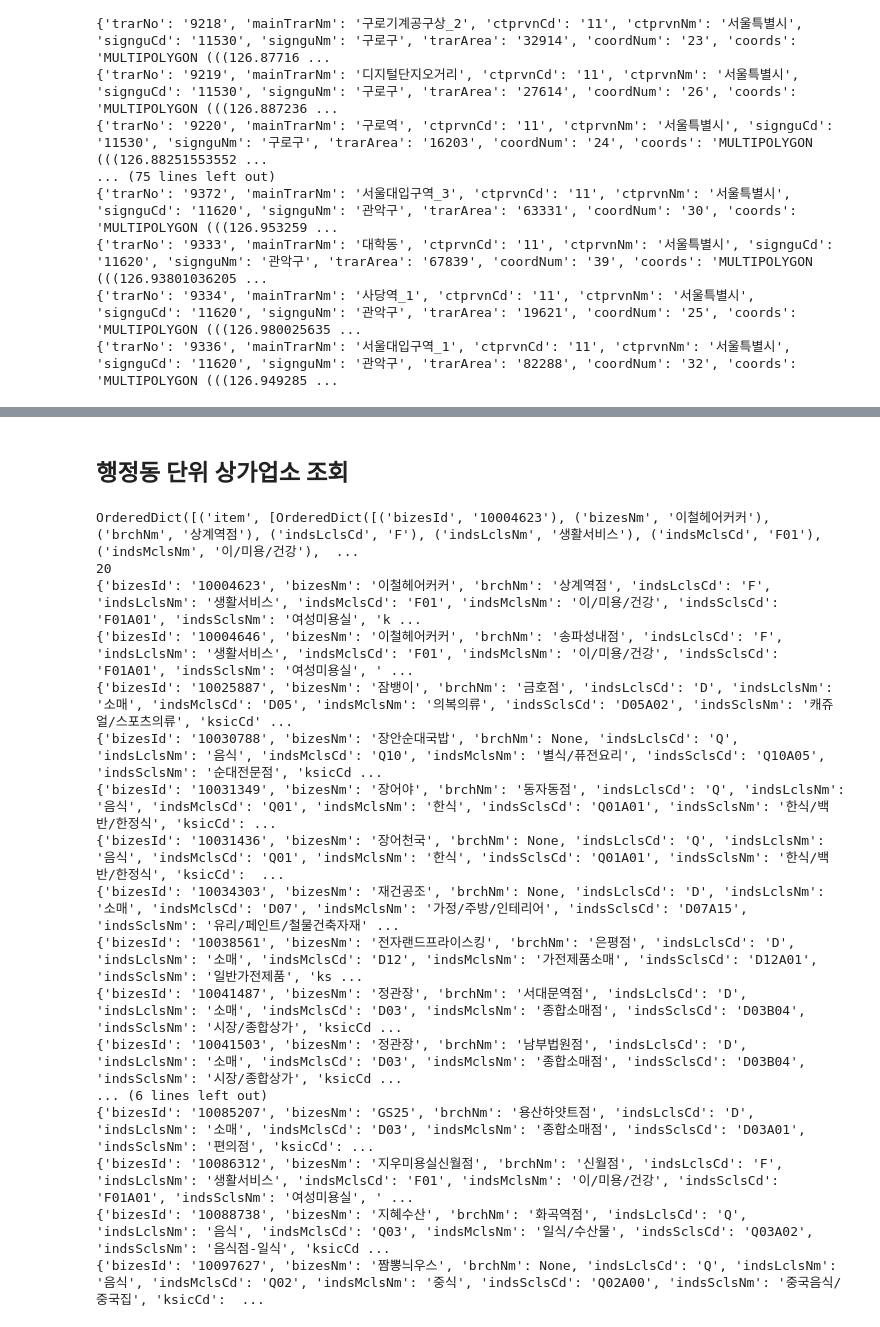
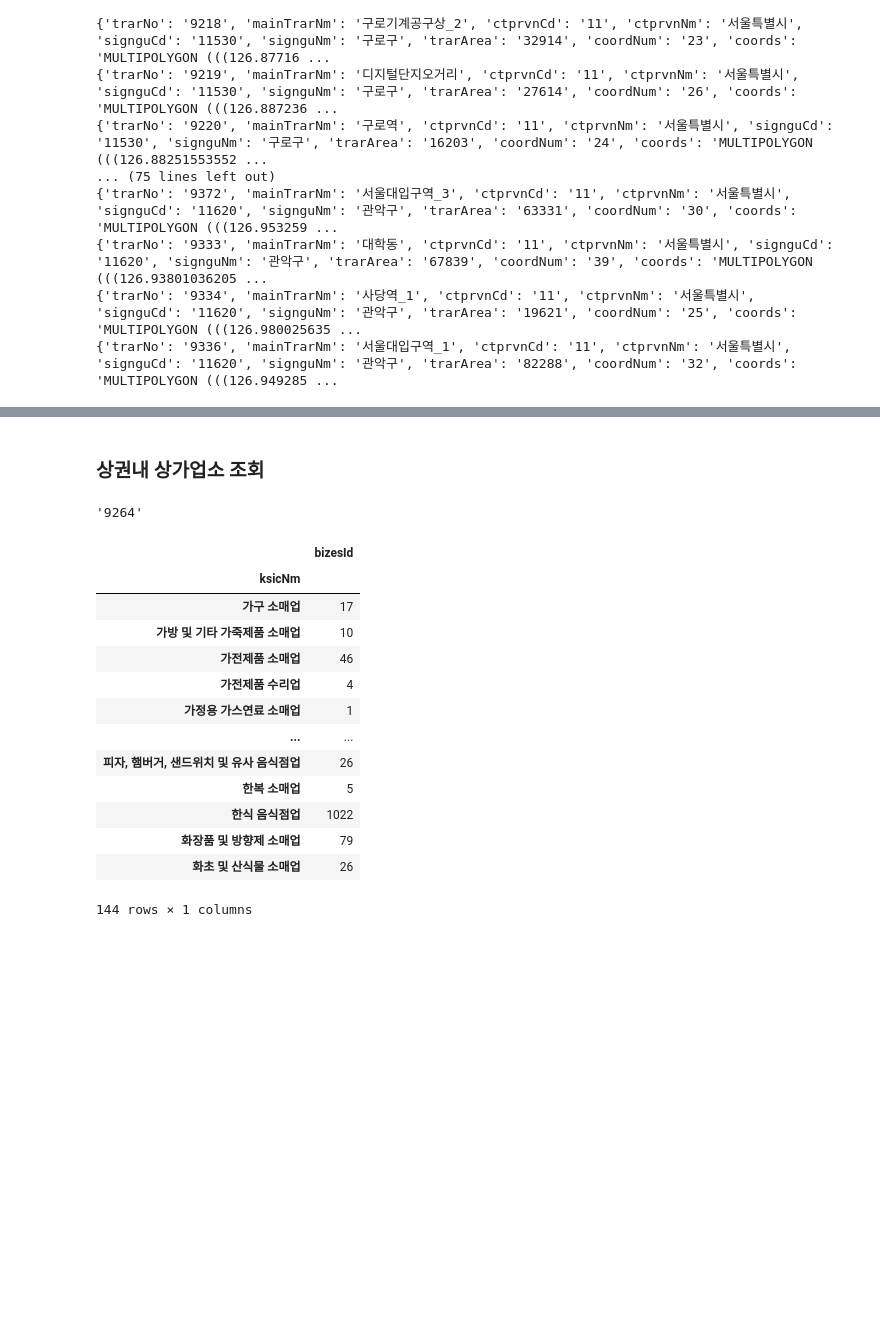
Before and after one commit to HWANG-HOE-SUN/Univ.Project, a Jupyter notebook: 상권상생/상권상생_공공API.ipynb, the cells around one changed output, grey strips where cells are left out. Drawn from its saved outputs; the diff is of its cells as text; code cells hidden in the pictures; blank space fills up the shorter version.

```diff
--- a/상권상생/상권상생_공공API.ipynb
+++ b/상권상생/상권상생_공공API.ipynb
@@ -131,38 +219,19 @@ store_df.head(10)
 # %% [markdown]
-## 행정동 단위 상가업소 조회
+### 상권내 상가업소 조회
+# %%
+num
+# pd.DataFrame(jsonObj['item']).trarNO
+# %% [output]
+'9264'
 # %%
-### 서울특별시(시도코드ctprvnCd == 11) 상권 Data
-### 상권명, 위치, 면적
-
-key = "e%2FnGIb5E0R%2FuR0ywYa1QC6UIhB%2FDPkqntCeOgWbyGkNMNy%2BQejM%2BYjy4ub9kfHxt6dEE3Vf%2BUWZ8koFmWBqGcg%3D%3D"
-url = "http://apis.data.go.kr/B553077/api/open/sdsc2/storeListInDong?divId=ctprvnCd&key=11&serviceKey={}".format(key) # URL Encoder
-
-content = requests.get(url).content # resultcode 가 00으로 제대로 뜸. ※API는 신청하고 약 30분? 지난 후 호출 가능해짐
-dict = xmltodict.parse(content)
-print(dict['response']['body']['items']) # 실질 데이터
-
-# 파일 저장할 때 jsonString으로 해 줄 수 잇따~
-jsonString = json.dumps(dict['response']['body']['items'], ensure_ascii=False) # 실질 데이터 json으로 변환
-jsonObj = json.loads(jsonString)
-print(len(jsonObj['item']))
-
-for item in jsonObj['item']:
-    print(item)
+total_stores = pd.DataFrame()
+for num in store_df.trarNo:
+  request = f'http://apis.data.go.kr/B553077/api/open/sdsc2/storeListInArea?key={num}&serviceKey={key}'
+  con = requests.get(request).content
+  dict = xmltodict.parse(con)
+  # 파일 저장할 때 jsonString으로 해 줄 수 잇따~
+  jsonString = json.dumps(dict['response']['body']['items'], ensure_ascii=False) # 실질 데이터 json으로 변환
+  jsonObj = json.loads(jsonString)
+  df = pd.DataFrame(jsonObj['item'])
+  df['trarNo'] = num
+  total_stores = pd.concat([total_stores,df],ignore_index=True)
-# %% [output]
-OrderedDict([('item', [OrderedDict([('bizesId', '10004623'), ('bizesNm', '이철헤어커커'), ('brchNm', '상계역점'), ('indsLclsCd', 'F'), ('indsLclsNm', '생활서비스'), ('indsMclsCd', 'F01'), ('indsMclsNm', '이/미용/건강'),  ...
-20
-{'bizesId': '10004623', 'bizesNm': '이철헤어커커', 'brchNm': '상계역점', 'indsLclsCd': 'F', 'indsLclsNm': '생활서비스', 'indsMclsCd': 'F01', 'indsMclsNm': '이/미용/건강', 'indsSclsCd': 'F01A01', 'indsSclsNm': '여성미용실', 'k ...
-{'bizesId': '10004646', 'bizesNm': '이철헤어커커', 'brchNm': '송파성내점', 'indsLclsCd': 'F', 'indsLclsNm': '생활서비스', 'indsMclsCd': 'F01', 'indsMclsNm': '이/미용/건강', 'indsSclsCd': 'F01A01', 'indsSclsNm': '여성미용실', ' ...
-{'bizesId': '10025887', 'bizesNm': '잠뱅이', 'brchNm': '금호점', 'indsLclsCd': 'D', 'indsLclsNm': '소매', 'indsMclsCd': 'D05', 'indsMclsNm': '의복의류', 'indsSclsCd': 'D05A02', 'indsSclsNm': '캐쥬얼/스포츠의류', 'ksicCd' ...
-{'bizesId': '10030788', 'bizesNm': '장안순대국밥', 'brchNm': None, 'indsLclsCd': 'Q', 'indsLclsNm': '음식', 'indsMclsCd': 'Q10', 'indsMclsNm': '별식/퓨전요리', 'indsSclsCd': 'Q10A05', 'indsSclsNm': '순대전문점', 'ksicCd ...
-{'bizesId': '10031349', 'bizesNm': '장어야', 'brchNm': '동자동점', 'indsLclsCd': 'Q', 'indsLclsNm': '음식', 'indsMclsCd': 'Q01', 'indsMclsNm': '한식', 'indsSclsCd': 'Q01A01', 'indsSclsNm': '한식/백반/한정식', 'ksicCd': ...
-{'bizesId': '10031436', 'bizesNm': '장어천국', 'brchNm': None, 'indsLclsCd': 'Q', 'indsLclsNm': '음식', 'indsMclsCd': 'Q01', 'indsMclsNm': '한식', 'indsSclsCd': 'Q01A01', 'indsSclsNm': '한식/백반/한정식', 'ksicCd':  ...
-{'bizesId': '10034303', 'bizesNm': '재건공조', 'brchNm': None, 'indsLclsCd': 'D', 'indsLclsNm': '소매', 'indsMclsCd': 'D07', 'indsMclsNm': '가정/주방/인테리어', 'indsSclsCd': 'D07A15', 'indsSclsNm': '유리/페인트/철물건축자재' ...
-{'bizesId': '10038561', 'bizesNm': '전자랜드프라이스킹', 'brchNm': '은평점', 'indsLclsCd': 'D', 'indsLclsNm': '소매', 'indsMclsCd': 'D12', 'indsMclsNm': '가전제품소매', 'indsSclsCd': 'D12A01', 'indsSclsNm': '일반가전제품', 'ks ...
-{'bizesId': '10041487', 'bizesNm': '정관장', 'brchNm': '서대문역점', 'indsLclsCd': 'D', 'indsLclsNm': '소매', 'indsMclsCd': 'D03', 'indsMclsNm': '종합소매점', 'indsSclsCd': 'D03B04', 'indsSclsNm': '시장/종합상가', 'ksicCd ...
-{'bizesId': '10041503', 'bizesNm': '정관장', 'brchNm': '남부법원점', 'indsLclsCd': 'D', 'indsLclsNm': '소매', 'indsMclsCd': 'D03', 'indsMclsNm': '종합소매점', 'indsSclsCd': 'D03B04', 'indsSclsNm': '시장/종합상가', 'ksicCd ...
-... (6 lines left out)
-{'bizesId': '10085207', 'bizesNm': 'GS25', 'brchNm': '용산하얏트점', 'indsLclsCd': 'D', 'indsLclsNm': '소매', 'indsMclsCd': 'D03', 'indsMclsNm': '종합소매점', 'indsSclsCd': 'D03A01', 'indsSclsNm': '편의점', 'ksicCd': ...
-{'bizesId': '10086312', 'bizesNm': '지우미용실신월점', 'brchNm': '신월점', 'indsLclsCd': 'F', 'indsLclsNm': '생활서비스', 'indsMclsCd': 'F01', 'indsMclsNm': '이/미용/건강', 'indsSclsCd': 'F01A01', 'indsSclsNm': '여성미용실', ' ...
-{'bizesId': '10088738', 'bizesNm': '지혜수산', 'brchNm': '화곡역점', 'indsLclsCd': 'Q', 'indsLclsNm': '음식', 'indsMclsCd': 'Q03', 'indsMclsNm': '일식/수산물', 'indsSclsCd': 'Q03A02', 'indsSclsNm': '음식점-일식', 'ksicCd ...
-{'bizesId': '10097627', 'bizesNm': '짬뽕늬우스', 'brchNm': None, 'indsLclsCd': 'Q', 'indsLclsNm': '음식', 'indsMclsCd': 'Q02', 'indsMclsNm': '중식', 'indsSclsCd': 'Q02A00', 'indsSclsNm': '중국음식/중국집', 'ksicCd':  ...
@@ -168,0 +240,18 @@ OrderedDict([('item', [OrderedDict([('bizesId', '10004623'), ('bizesNm', '이철
+# %%
+report1 = pd.DataFrame(total_stores.groupby('ksicNm')['bizesId'].count())
+report1 ### 서울내 세부 업종별 갯수
+# %% [output]
+|  | bizesId |
+| ksicNm |  |
+| 가구 소매업 | 17 |
+| 가방 및 기타 가죽제품 소매업 | 10 |
+| 가전제품 소매업 | 46 |
+| 가전제품 수리업 | 4 |
+| 가정용 가스연료 소매업 | 1 |
+| ... | ... |
+| 피자, 햄버거, 샌드위치 및 유사 음식점업 | 26 |
+| 한복 소매업 | 5 |
+| 한식 음식점업 | 1022 |
+| 화장품 및 방향제 소매업 | 79 |
+| 화초 및 산식물 소매업 | 26 |
+144 rows × 1 columns
```
Also changed, not shown: parts of 29 cells of this notebook.
